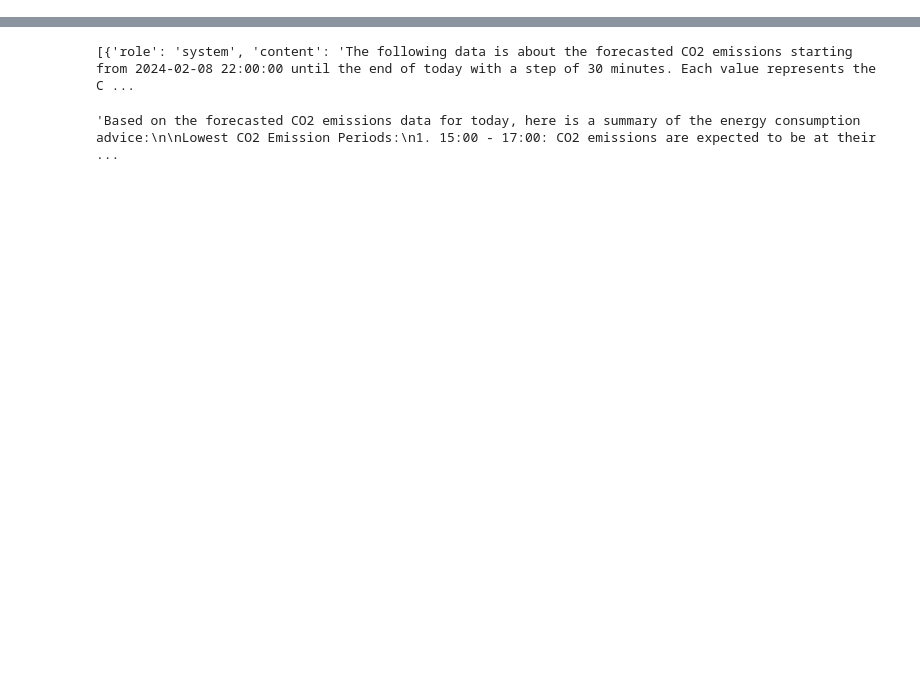
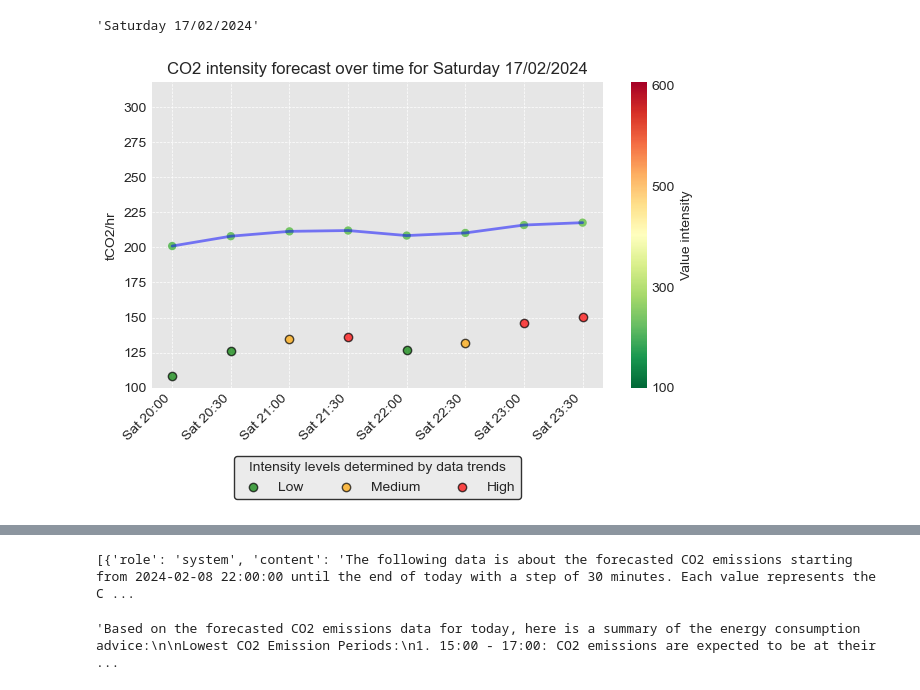
Before and after one commit to SaM-92/telegram-energy-api, a Jupyter notebook: debugging_nb.ipynb, the cells around one changed output, grey strips where cells are left out. Saved outputs shown, nothing was run; the diff lists cells and outputs as text; code cells hidden in the pictures; blank space fills up the shorter version.

```diff
--- a/debugging_nb.ipynb
+++ b/debugging_nb.ipynb
@@ -64,0 +323,75 @@ co2_int_plot(df_)
+# %%
+today_date = datetime.datetime.now()
+today_date.strftime("%A %d/%m/%Y")
+# %% [output]
+'Saturday 17/02/2024'
+# %%
+import matplotlib.pyplot as plt
+import matplotlib.dates as mdates
+import matplotlib.colors as mcolors
+import numpy as np
+import pandas as pd
+import seaborn as sns
+import datetime
+sns.set_style("darkgrid", {"axes.facecolor": ".9"})
+
+today_date = datetime.datetime.now()
+today_date= today_date.strftime("%A %d/%m/%Y")
+# First, ensure 'EffectiveTime' is the DataFrame's index and is of datetime type
+df.index = pd.to_datetime(df.index)
+
+# Setting up the colormap and norm for value intensity
+norm = plt.Normalize(100, 600)
+cmap = plt.get_cmap('RdYlGn_r')  # Using a built-in colormap that goes from green to red
+
+# Creating the plot
+fig, ax = plt.subplots()
+
+# Plotting the line
+ax.plot(df.index, df['Value'], color='b', alpha=0.5,linewidth=2)  # Line plot in grey for the trend
+
+# Overlaying a scatter plot for value intensity
+sc = ax.scatter(df.index, df['Value'], c=df['Value'], cmap=cmap, norm=norm, edgecolor='none')
+
+
+# Ensure df.index is in the correct datetime format and set as the DataFrame's index
+custom_ticks = df.index.to_series().dt.strftime("%a %H:%M")
+
+# Set custom ticks and labels on the x-axis
+ax.set_xticks(df.index)  # Set ticks at each index point
+ax.set_xticklabels(custom_ticks, rotation=45, ha="right")  # Set custom formatted labels
+
+
+
+# Customizing the colorbar
+cbar = fig.colorbar(sc, ax=ax, orientation="vertical", label="Value intensity")
+cbar.set_ticks(np.arange(100, 600, 165))  # Adding ticks for every 200 values
+cbar.set_ticklabels(["100", "300", "500", "600"])  # Custom labels for the colorbar
+
+# Creating a twin y-axis for normalized values
+ax2 = ax.twinx()
+ax2.set_yticks([])  # Removes the y-ticks
+ax2.set_yticklabels([])  # Removes the y-tick labels
+
+# Categorizing and coloring based on 'category'
+colors = {'Low': 'green', 'Medium': 'orange', 'High': 'red'}
+for category, color in colors.items():
+    # Filter df for each category and plot on ax2 with specific color
+    df_cat = df[df['category'] == category]
+    ax2.scatter(df_cat.index, df_cat['normalized'], color=color, label=category, alpha=0.7, edgecolor='black')
+
+ax2.set_ylim([-.2, 5])  # Setting y-axis limits
+# Adjusting plot appearance
+ax.grid(True, which='both', linestyle='--', linewidth=0.5)  # Adding a grid for readability
+ax.set_ylim([100, df['Value'].max()+100])  # Setting y-axis limits
+ax.set_ylabel('tCO2/hr')
+ax.set_title(f"CO2 intensity forecast over time for {today_date}")
+ax2.legend(loc='upper center', bbox_to_anchor=(0.5, -0.2), ncol=4, frameon=True, edgecolor='black',
+           title='Intensity levels determined by data trends')
+
+
+plt.xticks(rotation=45)
+plt.tight_layout()
+plt.show()
+# %% [output]
+[figure, added]
```
Also changed, not shown: parts of 20 cells of this notebook.
